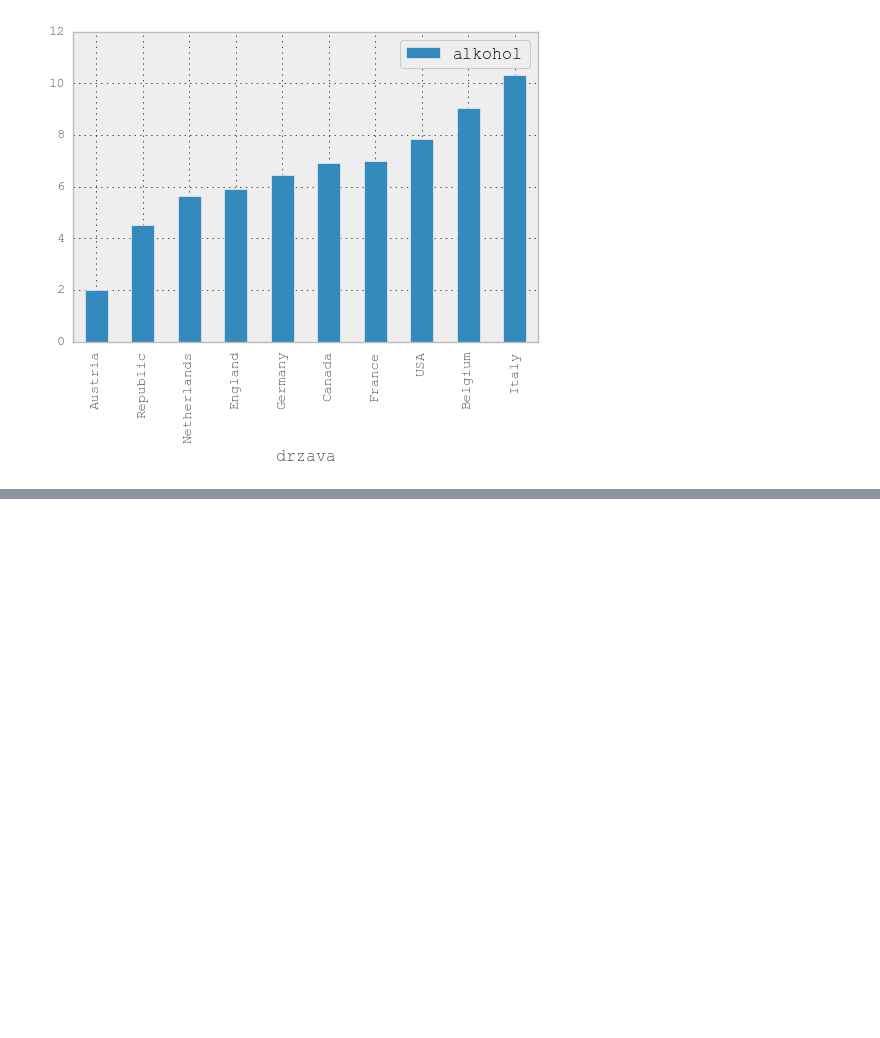
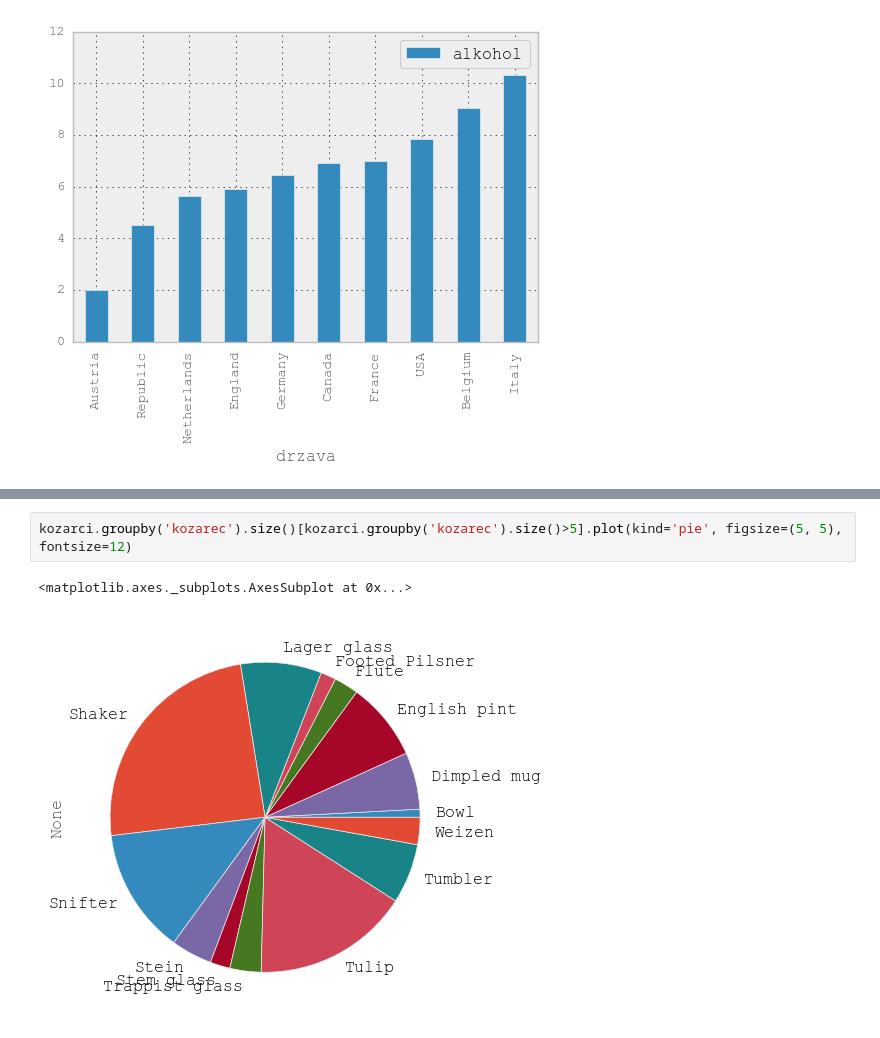
Before and after one commit to anjakisek/Najboljsa-piva-Ratebeer, a Jupyter notebook: Piva-Ratebeer.ipynb, the cells around one changed output, grey strips where cells are left out. Saved outputs shown, nothing was run; the diff lists cells and outputs as text; blank space fills up the shorter version.

```diff
--- a/Piva-Ratebeer.ipynb
+++ b/Piva-Ratebeer.ipynb
@@ -213,0 +300,5 @@ tabela[tabela['mesto'] == 'San Diego'].groupby('pivovarna').size().count()
+# %%
+kozarci.groupby('kozarec').size()[kozarci.groupby('kozarec').size()>5].plot(kind='pie', figsize=(5, 5), fontsize=12)
+# %% [output]
+<matplotlib.axes._subplots.AxesSubplot at 0x...>
+[figure, added]
```
Also changed, not shown: parts of 26 cells of this notebook.
